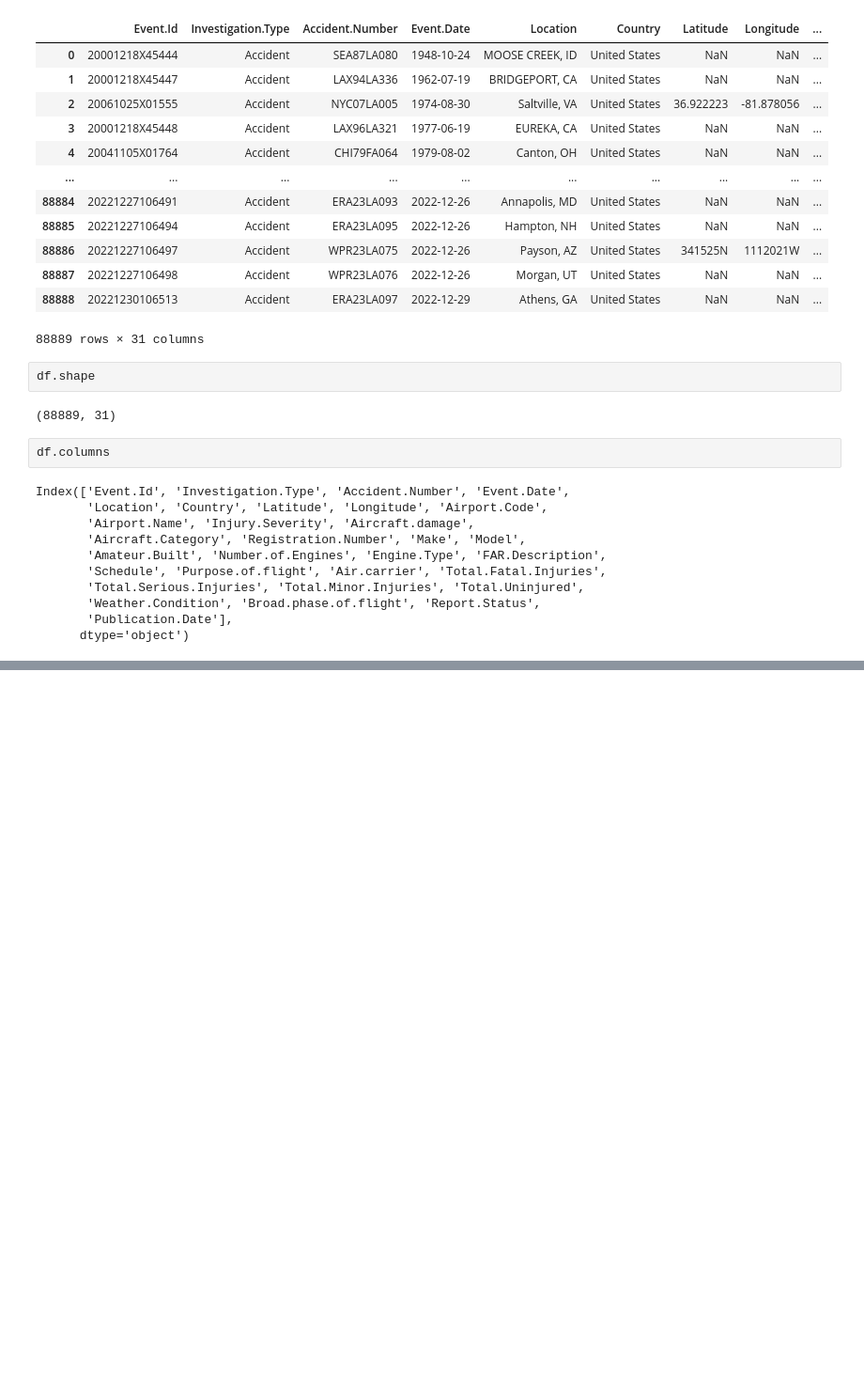
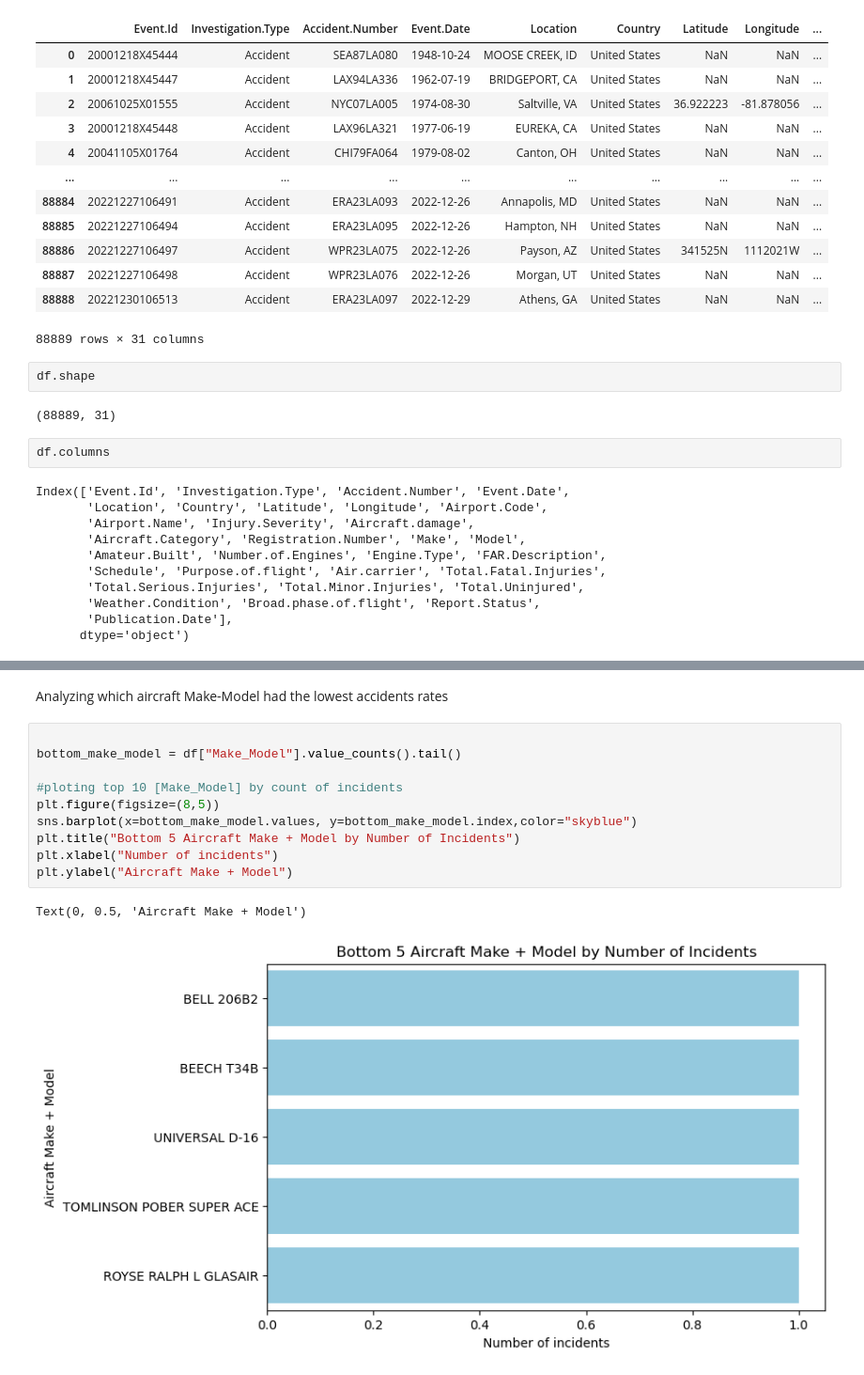
Before and after one commit to Meshack7468/project, a Jupyter notebook: project1.ipynb, the cells around one changed output, grey strips where cells are left out. Shown at 94% size. Drawn from its saved outputs; the diff is of its cells as text; blank space fills up the shorter version.

```diff
--- a/project1.ipynb
+++ b/project1.ipynb
@@ -142,0 +156,15 @@ Text(0, 0.5, 'Aircraft Make + Model')
+# %% [markdown]
+Analyzing which aircraft Make-Model had the lowest accidents rates
+# %%
+
+bottom_make_model = df["Make_Model"].value_counts().tail()
+
+#ploting top 10 [Make_Model] by count of incidents
+plt.figure(figsize=(8,5))
+sns.barplot(x=bottom_make_model.values, y=bottom_make_model.index,color="skyblue")
+plt.title("Bottom 5 Aircraft Make + Model by Number of Incidents")
+plt.xlabel("Number of incidents")
+plt.ylabel("Aircraft Make + Model")
+# %% [output]
+Text(0, 0.5, 'Aircraft Make + Model')
+[figure, added]
```
Also changed, not shown: parts of 34 cells of this notebook, 1 other file.
